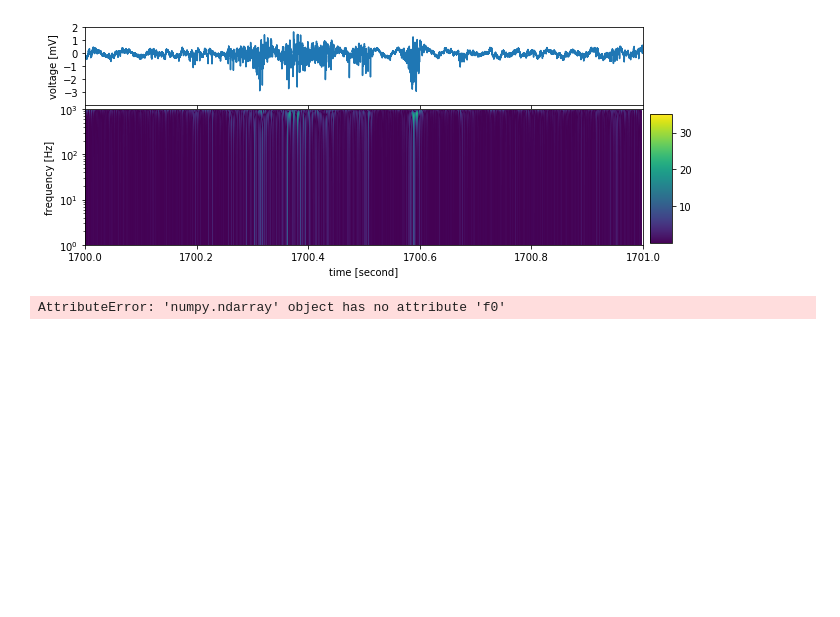
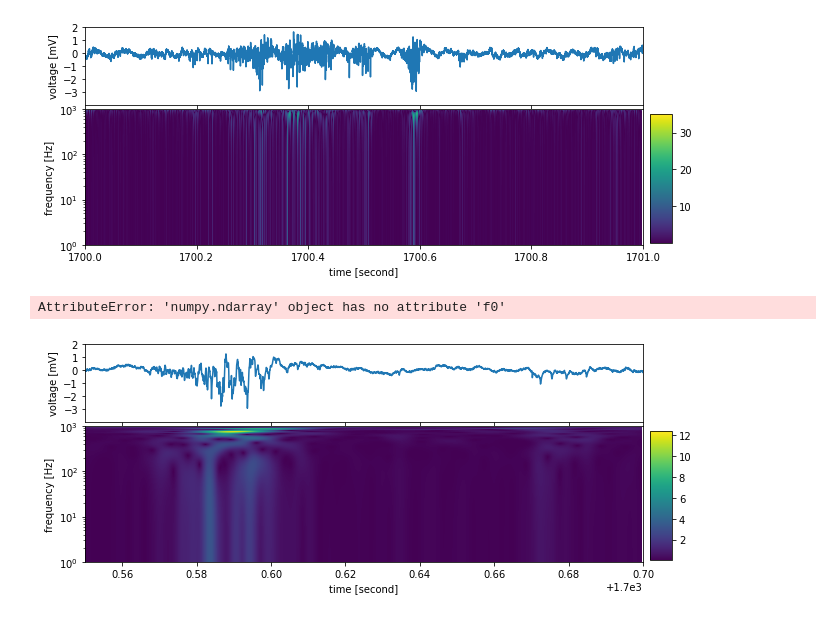
Before and after one commit to kitada4010/sbc, a Jupyter notebook: python/jupyter/Untitled10.ipynb, the cells around one changed output. Saved outputs shown, nothing was run; the diff lists cells and outputs as text; code cells hidden in the pictures; blank space fills up the shorter version.

```diff
--- a/python/jupyter/Untitled10.ipynb
+++ b/python/jupyter/Untitled10.ipynb
@@ -131,3 +131,95 @@ plt.show()
 del df, widths, specdataa, cwtmatr, axColor
 # %% [output]
 AttributeError: 'numpy.ndarray' object has no attribute 'f0'
+# %%
+import pylab as p
+#import iwavelets.pycwt as w
+import math,numpy,matplotlib
+import pickle
+import numpy as np
+import pandas as pd
+import sys
+import scipy
+from swan import pycwt
+from scipy import signal
+from pylab import *
+#with open('/home/hera/nodoka/home2/nodoka/spike-data/25kHz-data/B39 Rd.pickle', mode='rb') as fp:
+with open('/home//nodoka/spike-data/25kHz-data/B39 Rd.pickle', mode='rb') as fp:
+#with open('/Volumes/NO NAME/25kHz-data/B39 Rd.pickle',mode='rb') as fp:
+    df = pickle.load(fp)
+
+starttime = 1700.55
+endtime = 1700.7
+start = int(starttime/0.00004)
+end = int(endtime/0.00004)
+datatime = []
+#print(df[start:end])
+#specdatab = np.array(df[start:end])
+for i in range(len(df[start:end])):
+#    print(i)
+    datatime.append([(starttime+(i*0.00004))])
+#print(datatime)
+
+plt.figure(figsize=(10, 4))
+plt.subplots_adjust(wspace=0.0, hspace=-0.4)
+plt.subplot(4, 1, 1)
+xlim(starttime,endtime)
+plt.yticks([-3,-2,-1,0,1,2])
+plt.ylim(-4,2)
+ylabel("voltage [mV]")
+plt.xticks(color="None")
+plt.plot(datatime,df[start:end])
+del datatime
+
+specdatab = np.array(df[start:end])
+specdataa = specdatab.flatten()
+fp.close
+#widths = np.arange(1, 31)
+P = 1024
+widths = np.arange(1, P)
+
+plt.subplot(2, 1, 2)
+cwtmatr = pycwt.cwt_f(specdataa, widths, 25000, pycwt.Morlet())# pycwt.Mexican_hat(8))
+#signal, scales, dt, wavelet = cwtmatr
+rr = np.abs(cwtmatr)
+xlabel("time [second]")
+ylabel("frequency [Hz]")
+plt.yticks([1,10,100,1000])
+plt.ylim(1,1000)
+plt.yscale("log")
+#im=plt.imshow(np.flipud(rr), extent=[starttime, endtime, P, 1], cmap='PRGn', aspect='auto',vmax=abs(cwtmatr).max(), vmin=-abs(cwtmatr).max())
+#im=plt.imshow(np.flipud(rr), extent=[starttime, endtime, P, 1], cmap='PRGn', aspect='auto',vmax=abs(cwtmatr).max(), vmin=0)
+im = plt.imshow(np.flipud(rr), extent=[starttime, endtime, P, 1], aspect='auto', interpolation='nearest')
+xlim(starttime, endtime)
+axColor = plt.axes([0.91, 0.13, 0.03, 0.45])
+plt.colorbar(im, cax=axColor, orientation="vertical")
+#ylim(0, 4096)
+#plt.colorbar(orientation='horizontal')
+plt.show()
+
+
+#for i in range(len(freq)) :
+ #   freq = cwtmatr[:,i]
+
+#freq = pd.Series(cwtmatr, dtype='c8')
+#freq1 = cwtmatr.ix[600]
+#print(rr)
+spec = pd.DataFrame(rr)
+del cwtmatr, rr
+
+for i in range(1000) :
+    spec1 = spec[i]
+    mr = max(spec1)
+    #print(mr)
+    spec1 /= mr
+    plot(spec1)
+
+
+#print(freq1)
+
+#print(sys.path)
+
+#p.show()
+del df, widths, specdataa, axColor, spec
+# %% [output]
+[figure, added]
```
Also changed, not shown: parts of 1 cell of this notebook, 3 other files.
